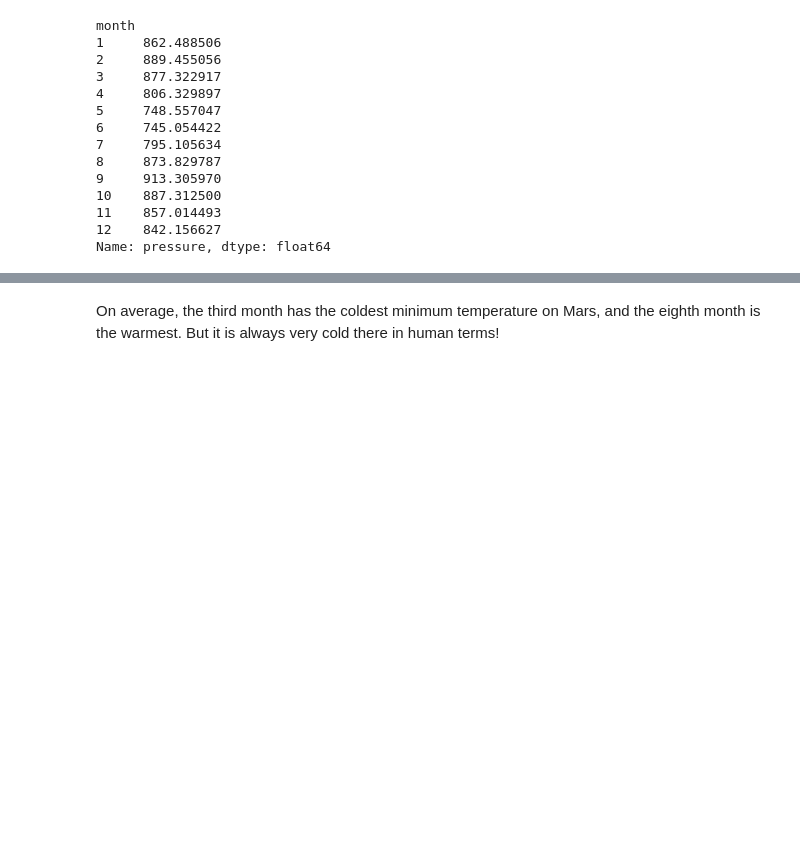
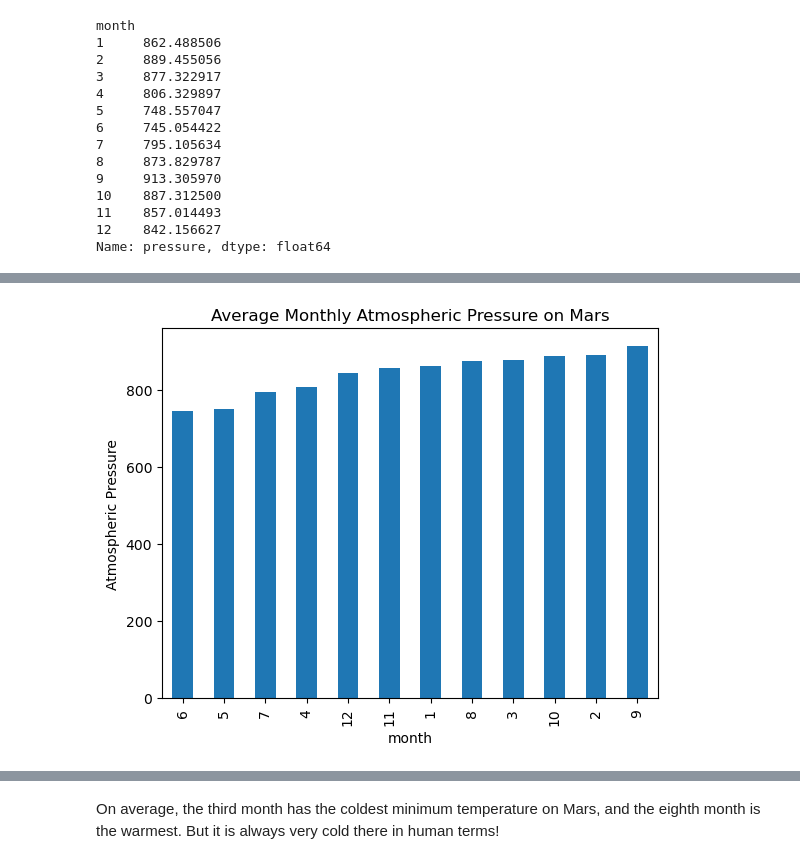
Before and after one commit to bryanpijohnson/webscraping-challenge, a Jupyter notebook: Mars Files/part_2_mars_weather.ipynb, the cells around one changed output, grey strips where cells are left out. Cells and saved outputs as stored; diff of their text form; code cells hidden in the pictures; blank space fills up the shorter version.

```diff
--- a/Mars Files/part_2_mars_weather.ipynb
+++ b/Mars Files/part_2_mars_weather.ipynb
@@ -228,2 +231,13 @@ Name: pressure, dtype: float64
+# %%
+# Plot the average pressure by month
+mars_df.groupby('month')['pressure'].mean().sort_values().plot(
+    kind = 'bar',
+    ylabel = 'Atmospheric Pressure',
+    title = 'Average Monthly Atmospheric Pressure on Mars'
+)
+
+plt.show()
+# %% [output]
+[figure, added]
 # %%
 # 5. How many terrestrial (earth) days are there in a Martian year?
```
Also changed, not shown: parts of 7 cells of this notebook, 1 other file.
